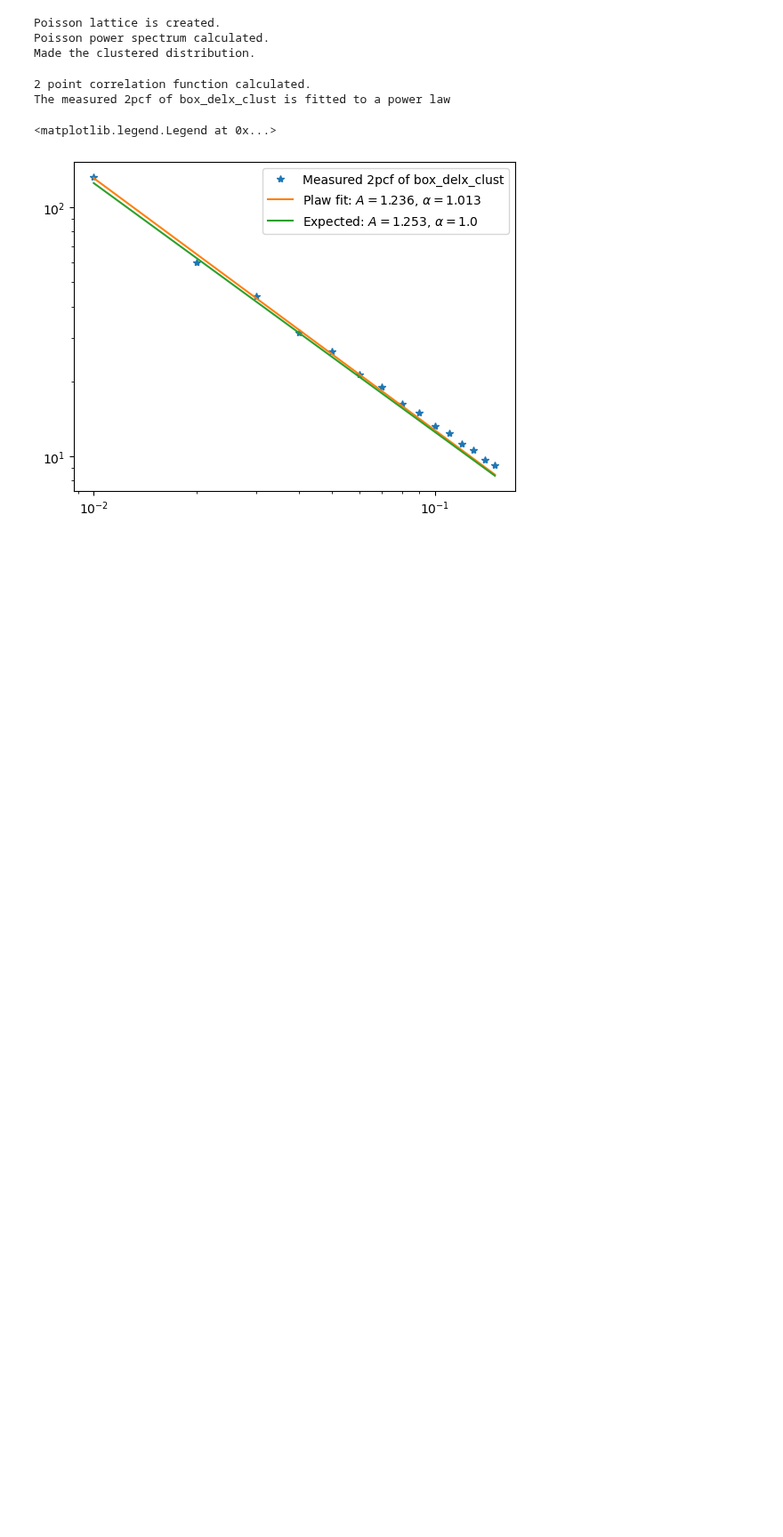
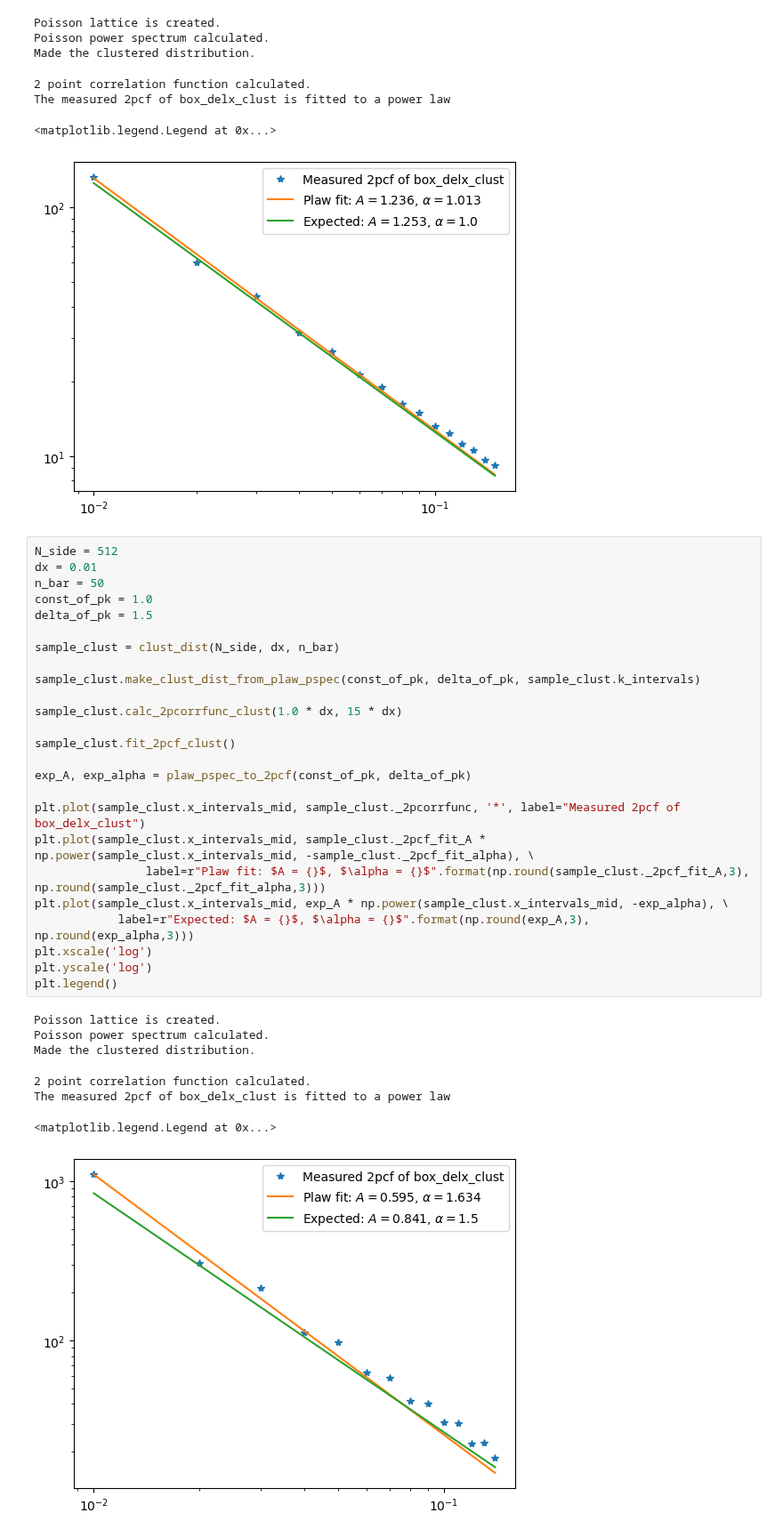
Before and after one commit to VibinRam/DP2, a Jupyter notebook: Codes/Clustering_simulation/GonzNuevoClust.ipynb, the cells around one changed output. Shown at 89% size. Saved outputs shown, nothing was run; the diff lists cells and outputs as text; blank space fills up the shorter version.

```diff
--- a/Codes/Clustering_simulation/GonzNuevoClust.ipynb
+++ b/Codes/Clustering_simulation/GonzNuevoClust.ipynb
@@ -234,6 +234,39 @@ Made the clustered distribution.
 The measured 2pcf of box_delx_clust is fitted to a power law
 <matplotlib.legend.Legend at 0x...>
 [figure]
+# %%
+N_side = 512
+dx = 0.01
+n_bar = 50
+const_of_pk = 1.0
+delta_of_pk = 1.5
+
+sample_clust = clust_dist(N_side, dx, n_bar)
+
+sample_clust.make_clust_dist_from_plaw_pspec(const_of_pk, delta_of_pk, sample_clust.k_intervals)
+
+sample_clust.calc_2pcorrfunc_clust(1.0 * dx, 15 * dx)
+
+sample_clust.fit_2pcf_clust()
+
+exp_A, exp_alpha = plaw_pspec_to_2pcf(const_of_pk, delta_of_pk)
+
+plt.plot(sample_clust.x_intervals_mid, sample_clust._2pcorrfunc, '*', label="Measured 2pcf of box_delx_clust")
+plt.plot(sample_clust.x_intervals_mid, sample_clust._2pcf_fit_A * np.power(sample_clust.x_intervals_mid, -sample_clust._2pcf_fit_alpha), \
+                label=r"Plaw fit: $A = {}$, $\alpha = {}$".format(np.round(sample_clust._2pcf_fit_A,3), np.round(sample_clust._2pcf_fit_alpha,3)))
+plt.plot(sample_clust.x_intervals_mid, exp_A * np.power(sample_clust.x_intervals_mid, -exp_alpha), \
+            label=r"Expected: $A = {}$, $\alpha = {}$".format(np.round(exp_A,3), np.round(exp_alpha,3)))
+plt.xscale('log')
+plt.yscale('log')
+plt.legend()
+# %% [output]
+Poisson lattice is created.
+Poisson power spectrum calculated.
+Made the clustered distribution.
+2 point correlation function calculated.
+The measured 2pcf of box_delx_clust is fitted to a power law
+<matplotlib.legend.Legend at 0x...>
+[figure, added]
 # %%
 N_side = 64
 dx = 0.1
```
Also changed, not shown: parts of 1 cell of this notebook.
